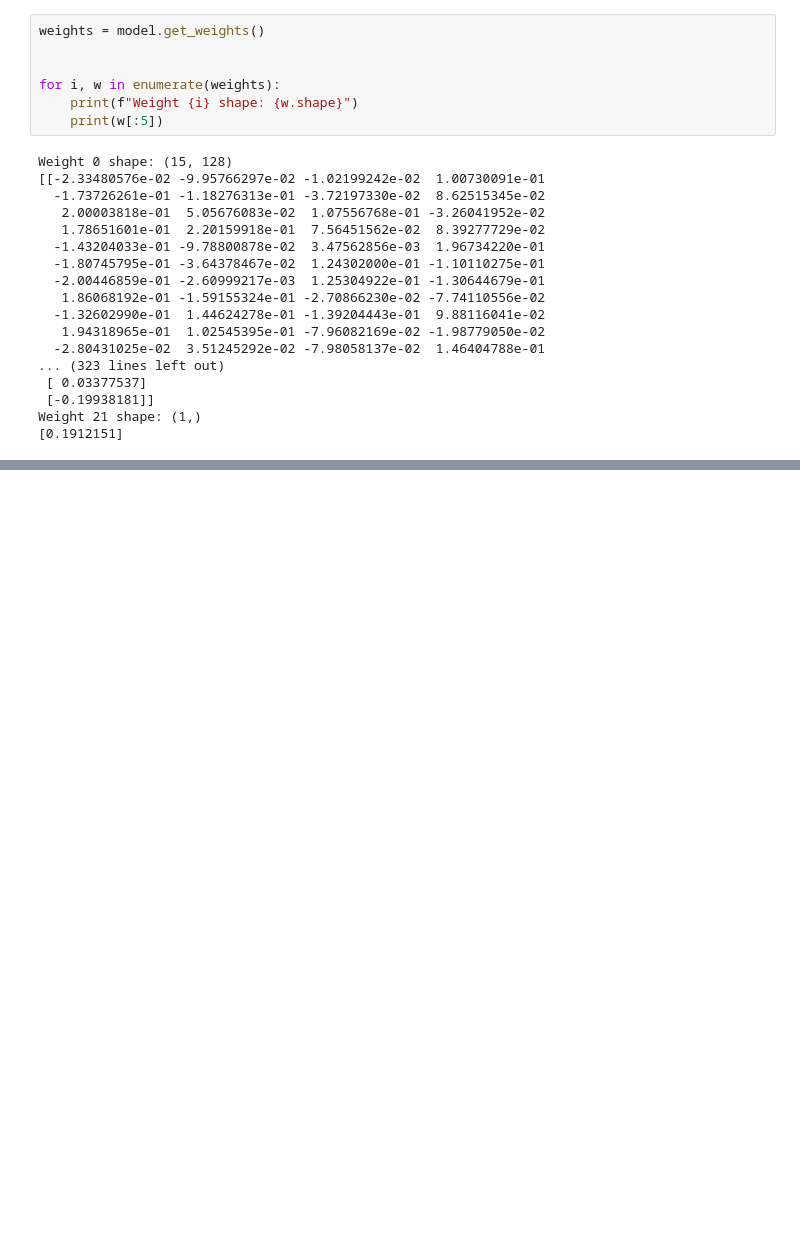
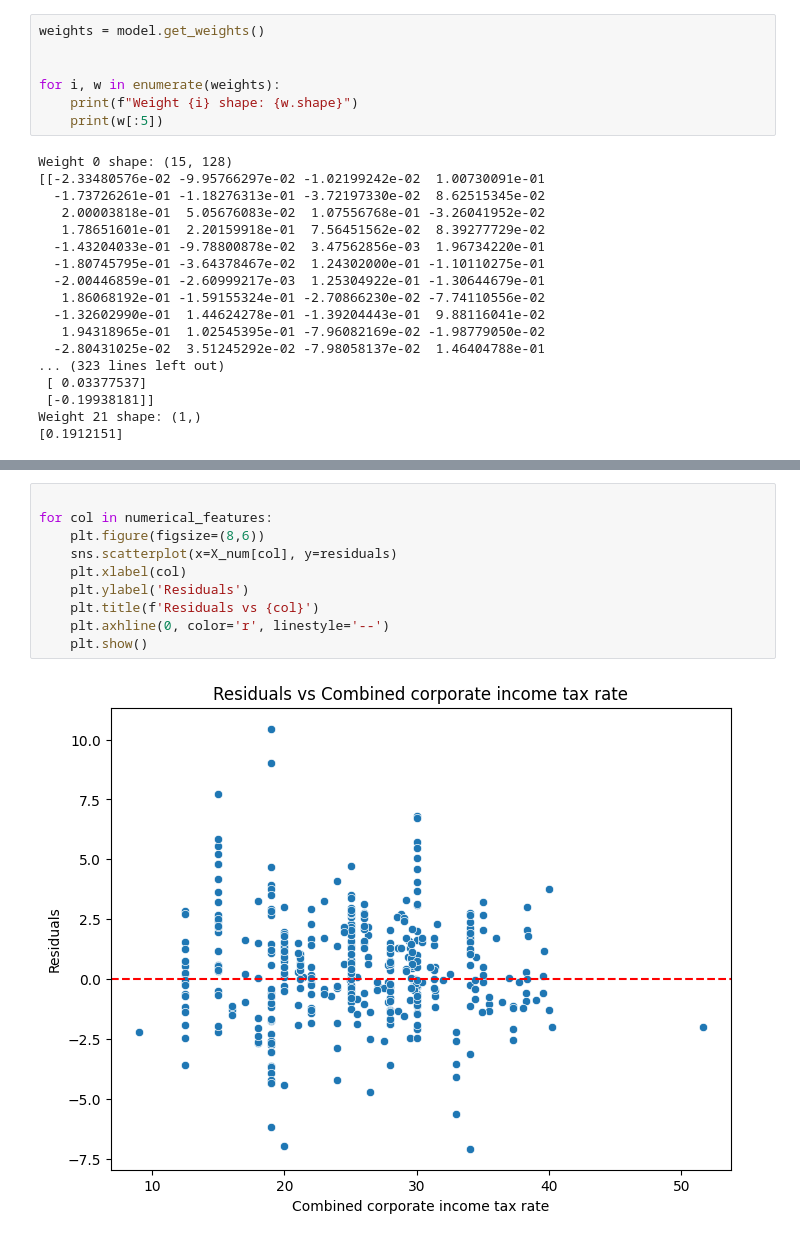
Before and after one commit to songmichael11/Consensus, a Jupyter notebook: ml_src/neural.ipynb, the cells around one changed output, grey strips where cells are left out. Cells and saved outputs as stored; diff of their text form; blank space fills up the shorter version.

```diff
--- a/ml_src/neural.ipynb
+++ b/ml_src/neural.ipynb
@@ -498,0 +491,12 @@ Durbin-Watson statistic: 0.74
+# %%
+
+for col in numerical_features:
+    plt.figure(figsize=(8,6))
+    sns.scatterplot(x=X_num[col], y=residuals)
+    plt.xlabel(col)
+    plt.ylabel('Residuals')
+    plt.title(f'Residuals vs {col}')
+    plt.axhline(0, color='r', linestyle='--')
+    plt.show()
+# %% [output]
+[figure, added]
```
Also changed, not shown: parts of 4 cells of this notebook.
